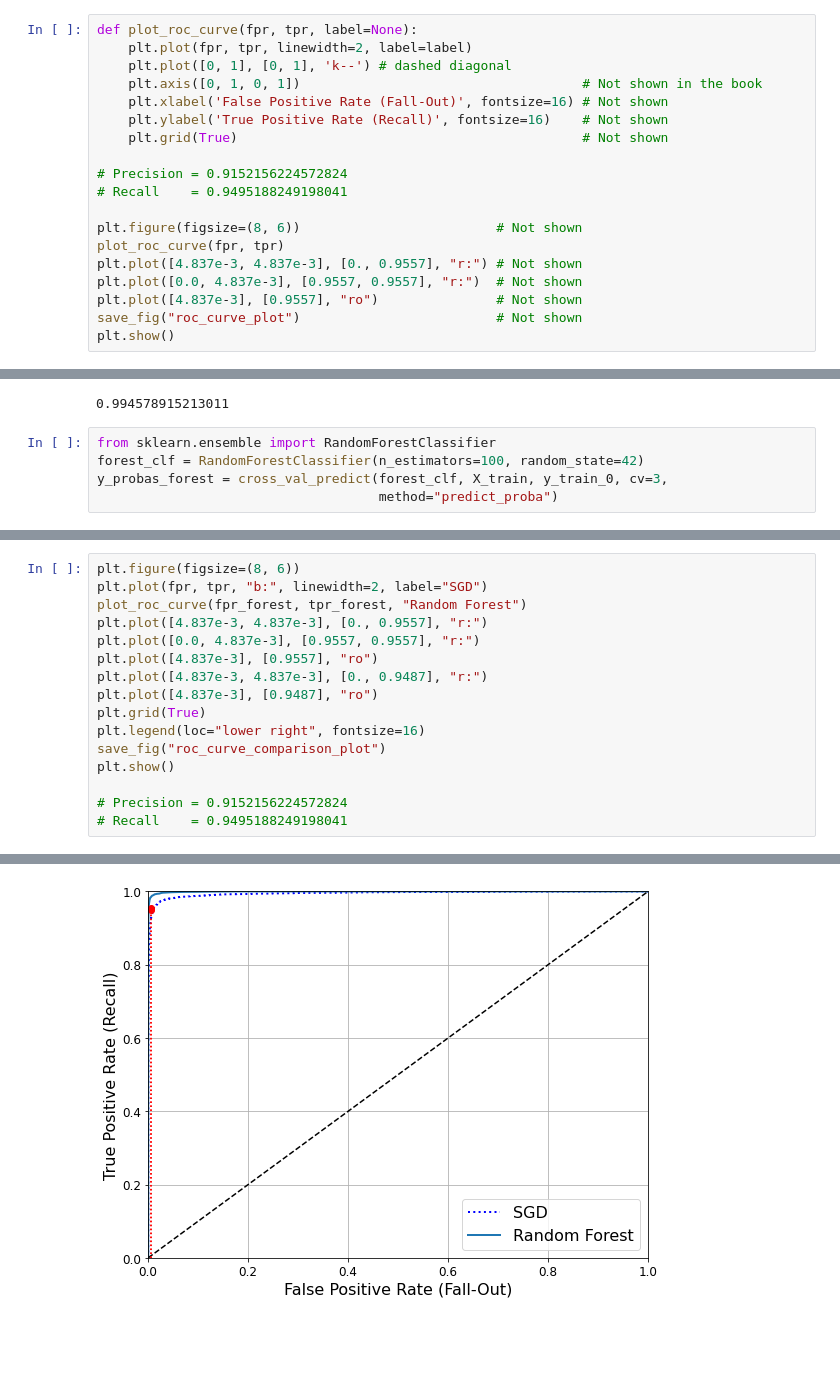
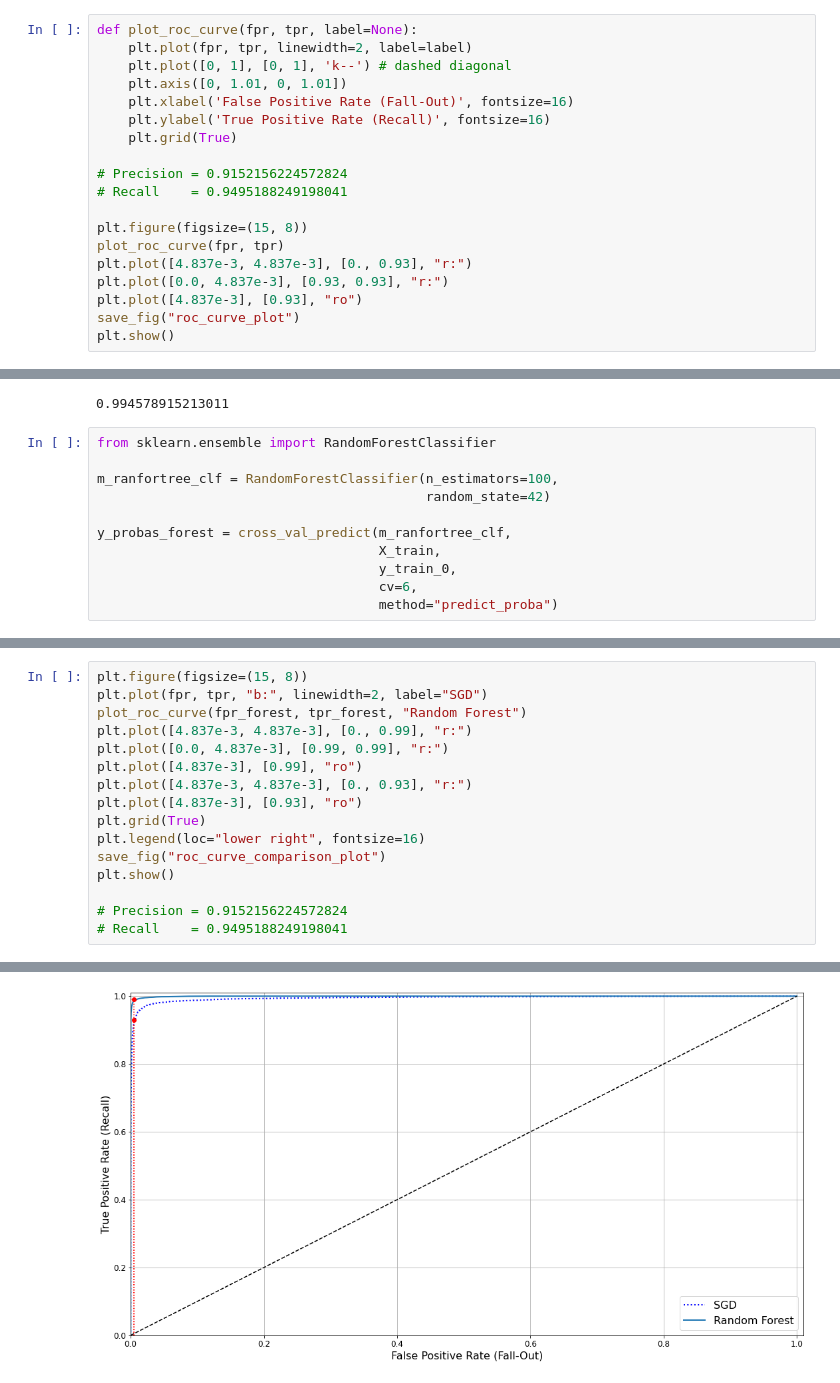
Before and after one commit to dhimantj/ML-Projects, a Jupyter notebook: CLASSIFICATION/CLASSIFICAITON - MNIST data.ipynb, the cells around one changed output, grey strips where cells are left out. Saved outputs shown, nothing was run; the diff lists cells and outputs as text; blank space fills up the shorter version.

```diff
--- a/CLASSIFICATION/CLASSIFICAITON - MNIST data.ipynb
+++ b/CLASSIFICATION/CLASSIFICAITON - MNIST data.ipynb
@@ -667,20 +713,20 @@ fpr, tpr, thresholds = roc_curve(y_train_0, y_score)
 def plot_roc_curve(fpr, tpr, label=None):
     plt.plot(fpr, tpr, linewidth=2, label=label)
     plt.plot([0, 1], [0, 1], 'k--') # dashed diagonal
-    plt.axis([0, 1, 0, 1])                                    # Not shown in the book
-    plt.xlabel('False Positive Rate (Fall-Out)', fontsize=16) # Not shown
-    plt.ylabel('True Positive Rate (Recall)', fontsize=16)    # Not shown
-    plt.grid(True)                                            # Not shown
+    plt.axis([0, 1.01, 0, 1.01])
+    plt.xlabel('False Positive Rate (Fall-Out)', fontsize=16)
+    plt.ylabel('True Positive Rate (Recall)', fontsize=16)
+    plt.grid(True)
 
 # Precision = 0.9152156224572824
 # Recall    = 0.9495188249198041
 
-plt.figure(figsize=(8, 6))                         # Not shown
+plt.figure(figsize=(15, 8))
 plot_roc_curve(fpr, tpr)
-plt.plot([4.837e-3, 4.837e-3], [0., 0.9557], "r:") # Not shown
-plt.plot([0.0, 4.837e-3], [0.9557, 0.9557], "r:")  # Not shown
-plt.plot([4.837e-3], [0.9557], "ro")               # Not shown
-save_fig("roc_curve_plot")                         # Not shown
+plt.plot([4.837e-3, 4.837e-3], [0., 0.93], "r:")
+plt.plot([0.0, 4.837e-3], [0.93, 0.93], "r:")
+plt.plot([4.837e-3], [0.93], "ro")
+save_fig("roc_curve_plot")
 plt.show()
 # %% [output]
 Saving figure roc_curve_plot
@@ -693,8 +739,14 @@ roc_auc_score(y_train_0, y_score)
 0.994578915213011
 # %%
 from sklearn.ensemble import RandomForestClassifier
-forest_clf = RandomForestClassifier(n_estimators=100, random_state=42)
-y_probas_forest = cross_val_predict(forest_clf, X_train, y_train_0, cv=3,
+
+m_ranfortree_clf = RandomForestClassifier(n_estimators=100,
+                                          random_state=42)
+
+y_probas_forest = cross_val_predict(m_ranfortree_clf,
+                                    X_train,
+                                    y_train_0,
+                                    cv=6,
                                     method="predict_proba")
 # %%
 y_scores_forest = y_probas_forest[:, 1] # score = proba of positive class
@@ -702,19 +754,19 @@ fpr_forest, tpr_forest, thresholds_forest = roc_curve(y_train_0,y_scores_forest)
 # %%
-plt.figure(figsize=(8, 6))
+plt.figure(figsize=(15, 8))
 plt.plot(fpr, tpr, "b:", linewidth=2, label="SGD")
 plot_roc_curve(fpr_forest, tpr_forest, "Random Forest")
-plt.plot([4.837e-3, 4.837e-3], [0., 0.9557], "r:")
-plt.plot([0.0, 4.837e-3], [0.9557, 0.9557], "r:")
-plt.plot([4.837e-3], [0.9557], "ro")
-plt.plot([4.837e-3, 4.837e-3], [0., 0.9487], "r:")
-plt.plot([4.837e-3], [0.9487], "ro")
+plt.plot([4.837e-3, 4.837e-3], [0., 0.99], "r:")
+plt.plot([0.0, 4.837e-3], [0.99, 0.99], "r:")
+plt.plot([4.837e-3], [0.99], "ro")
+plt.plot([4.837e-3, 4.837e-3], [0., 0.93], "r:")
+plt.plot([4.837e-3], [0.93], "ro")
 plt.grid(True)
 plt.legend(loc="lower right", fontsize=16)
 save_fig("roc_curve_comparison_plot")
 plt.show()
 
 # Precision = 0.9152156224572824
 # Recall    = 0.9495188249198041
 # %% [output]
 Saving figure roc_curve_comparison_plot
-[figure, old version]
+[figure, new version]
```
Also changed, not shown: parts of 64 cells of this notebook, 6 other files.
